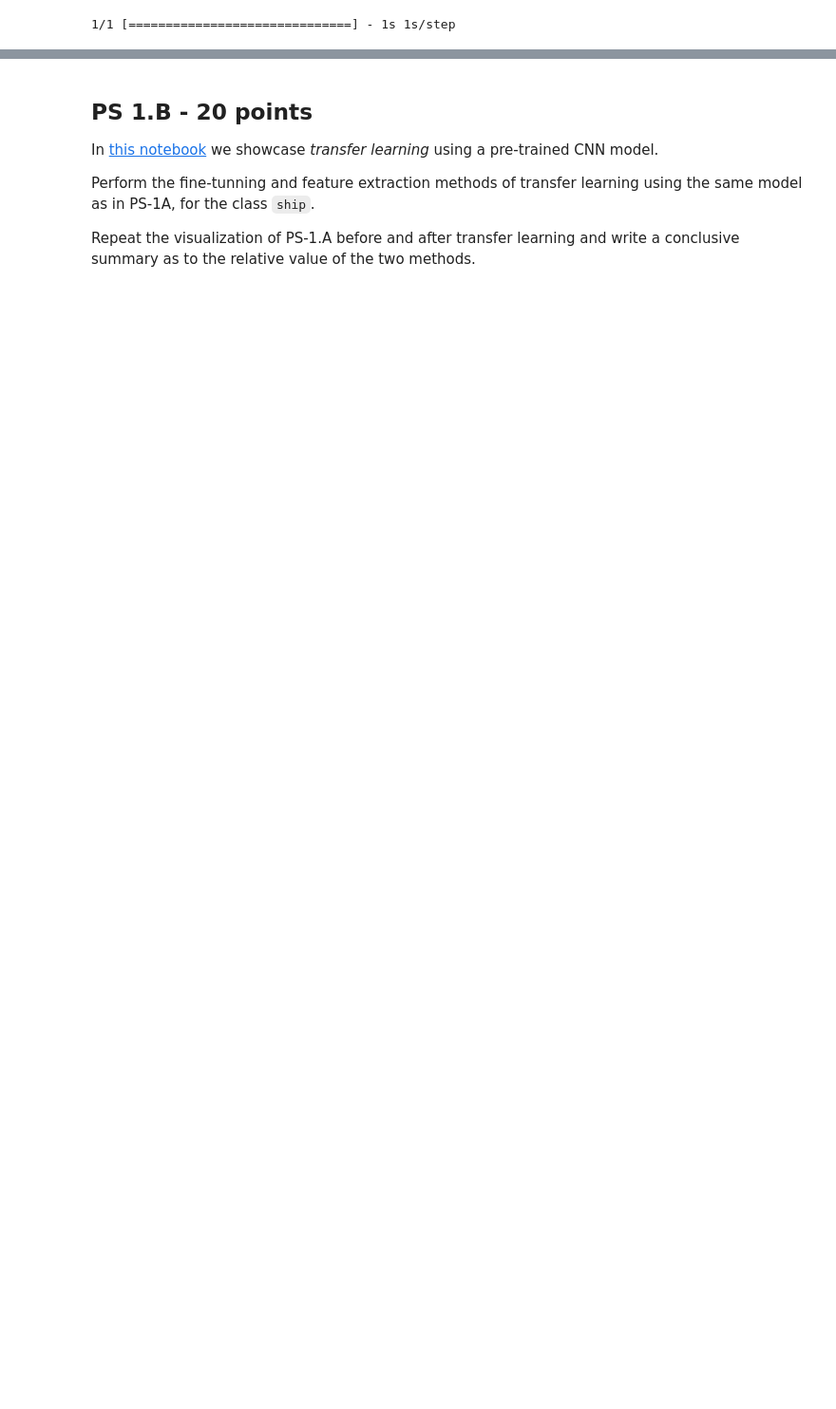
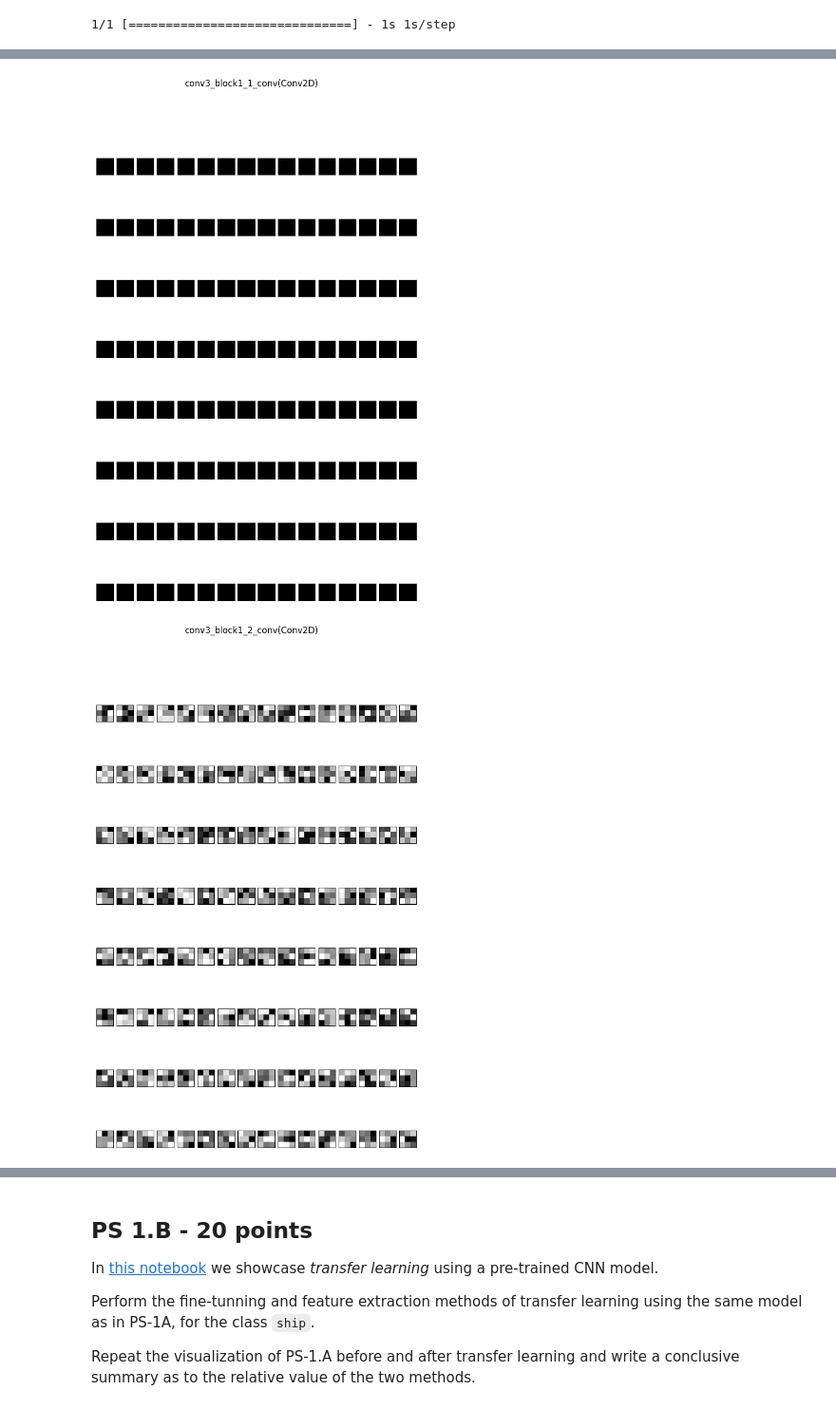
Before and after one commit to Jasonchen0317/ML_Projects, a Jupyter notebook: TakeAtHome/take-at-home.ipynb, the cells around one changed output, grey strips where cells are left out. Shown at 95% size. Saved outputs shown, nothing was run; the diff lists cells and outputs as text; code cells hidden in the pictures; blank space fills up the shorter version.

```diff
--- a/TakeAtHome/take-at-home.ipynb
+++ b/TakeAtHome/take-at-home.ipynb
@@ -259,0 +297,7 @@ plt.show()
+# %%
+layer_names = get_layer_names(38, 78)
+filters = get_filters(38, 78, layer_names)
+plot_filters(layer_names, filters)
+# %% [output]
+[figure, added]
+[figure, added]
```
Also changed, not shown: parts of 25 cells of this notebook.
